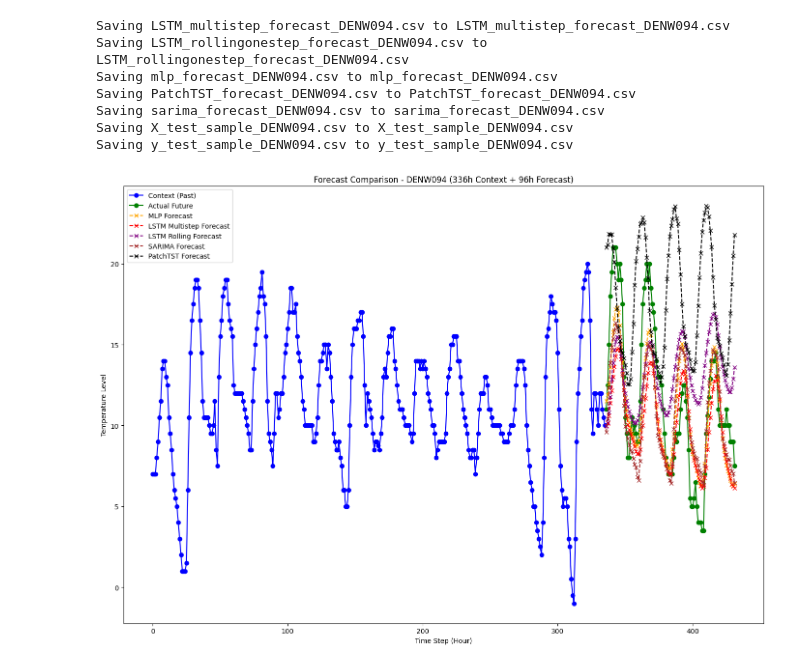
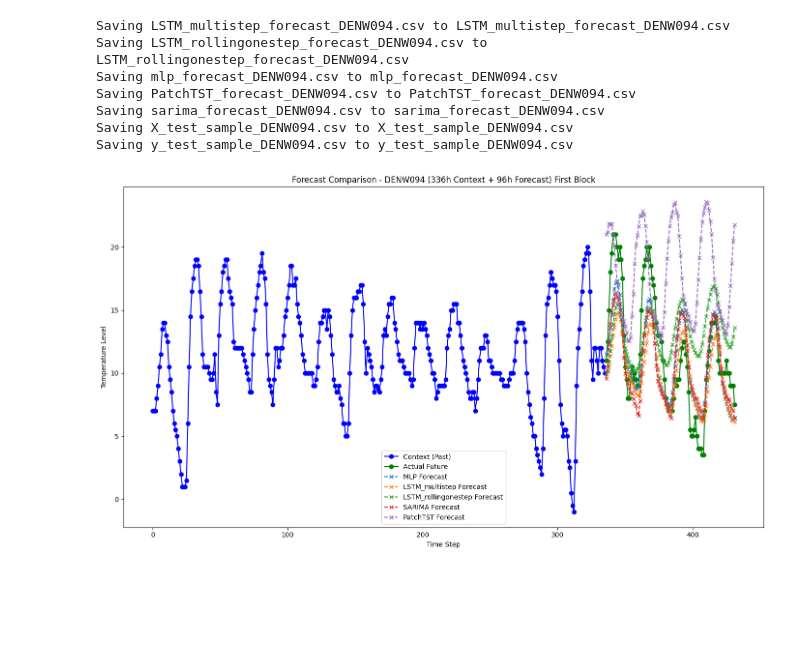
Before and after one commit to engelsm/mless_fork, a Jupyter notebook: homework2/7_multi_model_plotting.ipynb, the cells around one changed output. Cells and saved outputs as stored; diff of their text form; code cells hidden in the pictures; blank space fills up the shorter version.

```diff
--- a/homework2/7_multi_model_plotting.ipynb
+++ b/homework2/7_multi_model_plotting.ipynb
@@ -53,31 +53,3 @@ forecasts = {
 # Extract X_test_sample and y_test_sample arrays
 X_test_sample = x_test_sample_df.values.flatten()   # Flatten to 1D array
 y_test_sample = y_test_sample_df.values.flatten()
-# %%
-context_window = 336
-prediction_horizon = 96
-
-plt.figure(figsize=(14, 10))
-
-# Plot the context (past 336h)
-plt.plot(range(context_window), X_test_sample, label="Context (Past)", color="blue", marker="o")
-
-# Plot the actual future (true values)
-plt.plot(range(context_window, context_window + prediction_horizon), y_test_sample, label="Actual Future", color="green", marker="o")
-
-# Plot all model forecasts
-plt.plot(range(context_window, context_window + prediction_horizon), forecasts["MLP"], label="MLP Forecast", linestyle="--", color="orange", marker="x")
-plt.plot(range(context_window, context_window + prediction_horizon), forecasts["LSTM_multistep"], label="LSTM Multistep Forecast", linestyle="--", color="red", marker="x")
-plt.plot(range(context_window, context_window + prediction_horizon), forecasts["LSTM_rollingonestep"], label="LSTM Rolling Forecast", linestyle="--", color="purple", marker="x")
-plt.plot(range(context_window, context_window + prediction_horizon), forecasts["SARIMA"], label="SARIMA Forecast", linestyle="--", color="brown", marker="x")
-plt.plot(range(context_window, context_window + prediction_horizon), forecasts["PatchTST"], label="PatchTST Forecast", linestyle="--", color="black", marker="x")
-
-# Plot details
-plt.title("Forecast Comparison - DENW094 (336h Context + 96h Forecast)")
-plt.xlabel("Time Step (Hour)")
-plt.ylabel("Temperature Level")
-plt.legend()
-plt.tight_layout()
-plt.show()
-# %% [output]
-[figure, removed]
@@ -83,0 +96,11 @@ plt.show()
+# %%
+plot_forecast_comparison(
+    X_test_sample,
+    y_test_sample,
+    forecasts,
+    context_window=336,
+    prediction_horizon=96,
+    title="Forecast Comparison - DENW094 (336h Context + 96h Forecast) First Block"
+)
+# %% [output]
+[figure, added]
```
Also changed, not shown: parts of 1 cell of this notebook.
